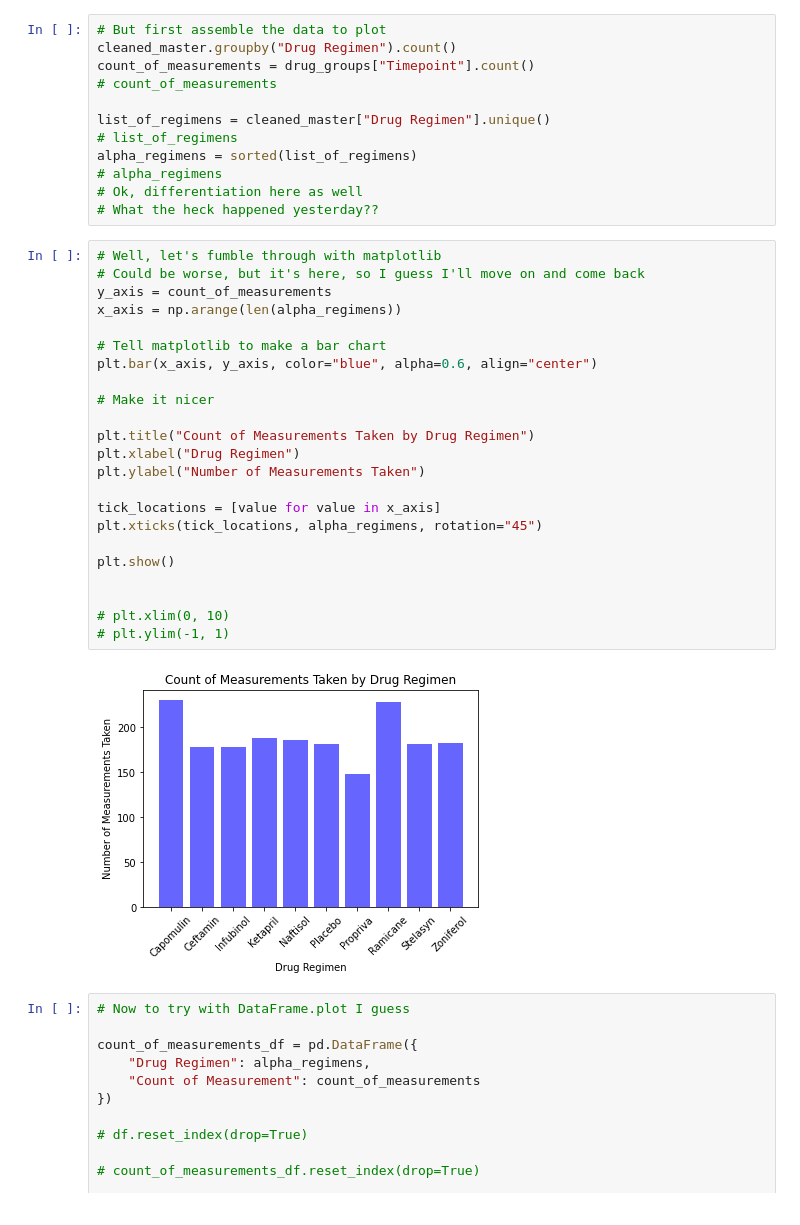
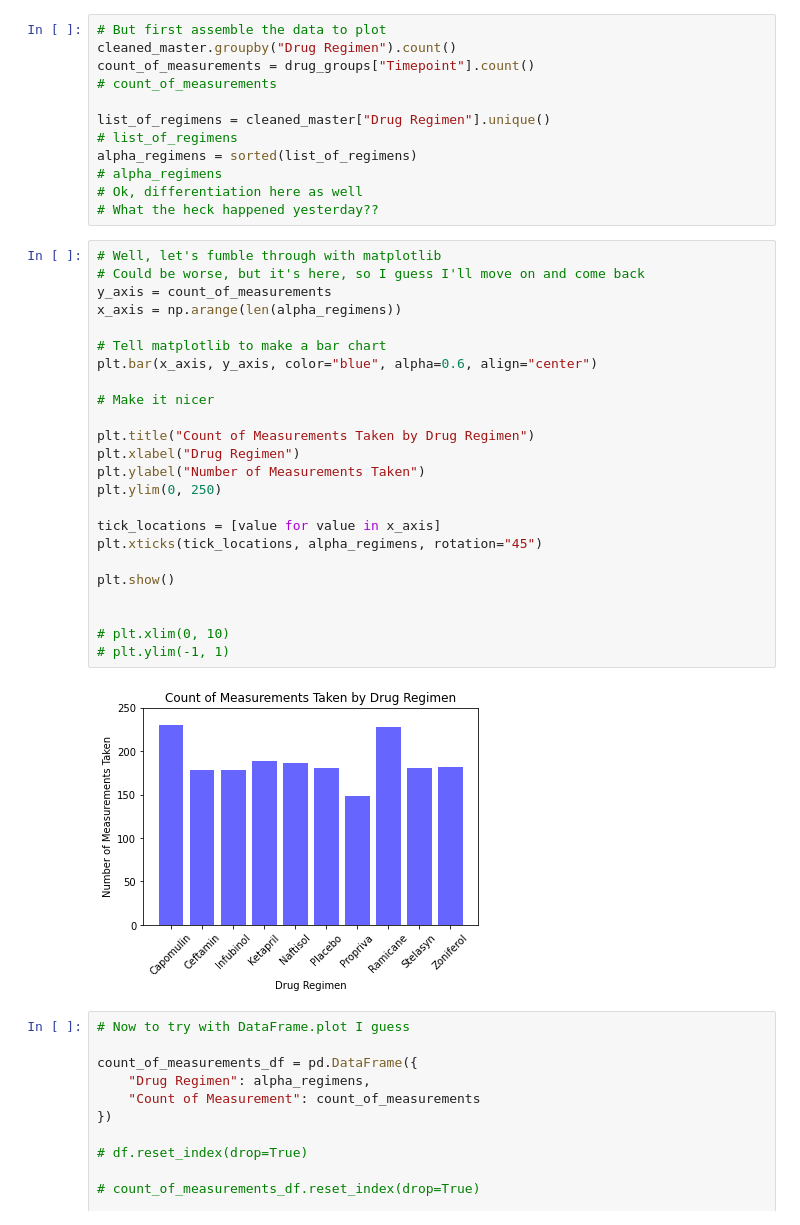
Before and after one commit to mel-c-lowe/MatPlotLib_Homework_05, a Jupyter notebook: Pymaceuticals.ipynb, the cells around one changed output. Cells and saved outputs as stored; diff of their text form.

```diff
--- a/Pymaceuticals.ipynb
+++ b/Pymaceuticals.ipynb
@@ -140,28 +140,29 @@ alpha_regimens = sorted(list_of_regimens)
 # %%
 # Well, let's fumble through with matplotlib
 # Could be worse, but it's here, so I guess I'll move on and come back
 y_axis = count_of_measurements
 x_axis = np.arange(len(alpha_regimens))
 
 # Tell matplotlib to make a bar chart
 plt.bar(x_axis, y_axis, color="blue", alpha=0.6, align="center")
 
 # Make it nicer
 
 plt.title("Count of Measurements Taken by Drug Regimen")
 plt.xlabel("Drug Regimen")
 plt.ylabel("Number of Measurements Taken")
+plt.ylim(0, 250)
 
 tick_locations = [value for value in x_axis]
 plt.xticks(tick_locations, alpha_regimens, rotation="45")
 
 plt.show()
 
 
 # plt.xlim(0, 10)
 # plt.ylim(-1, 1)
 # %% [output]
-[figure, old version]
+[figure, new version]
 # %%
 # Now to try with DataFrame.plot I guess
 
```
Also changed, not shown: parts of 19 cells of this notebook.
